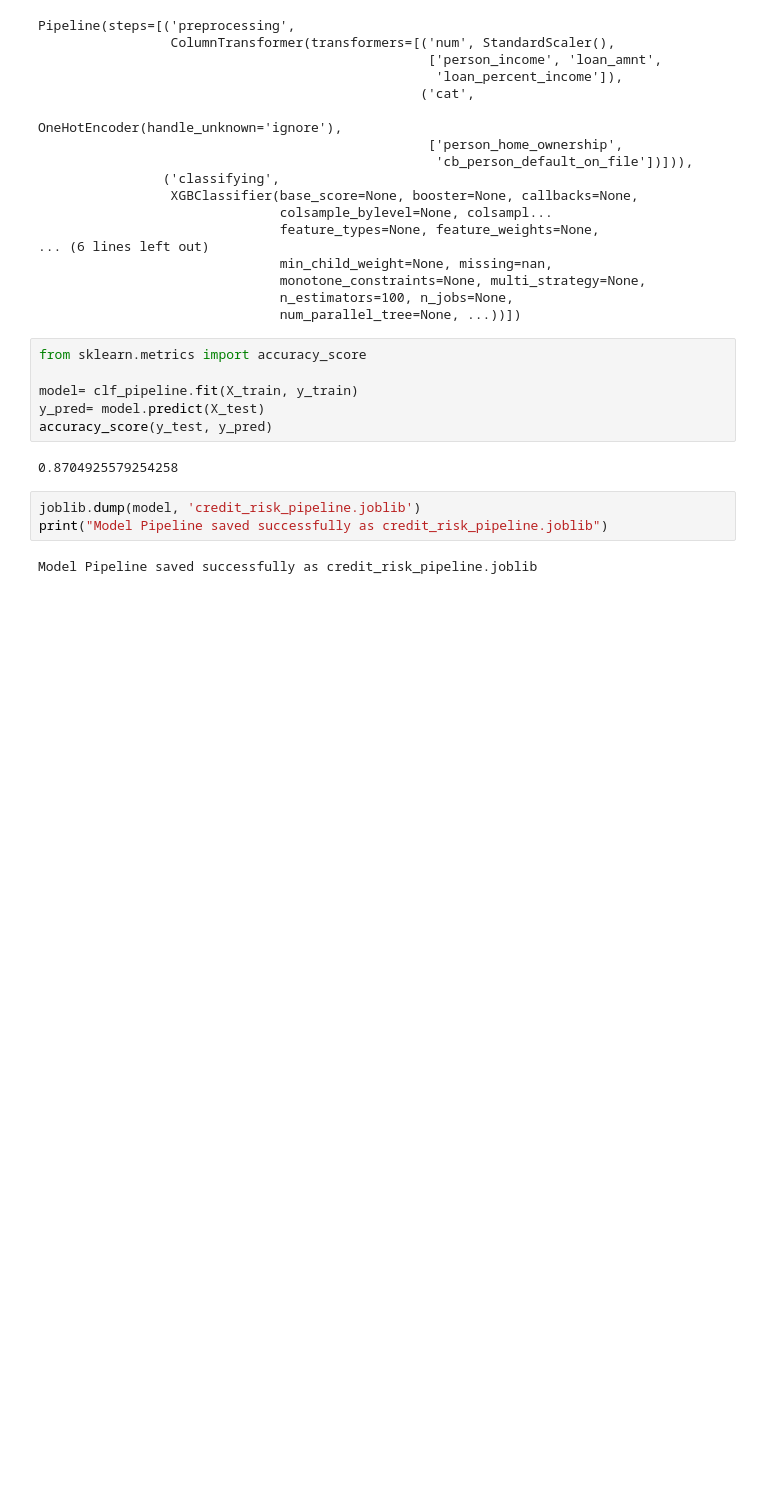
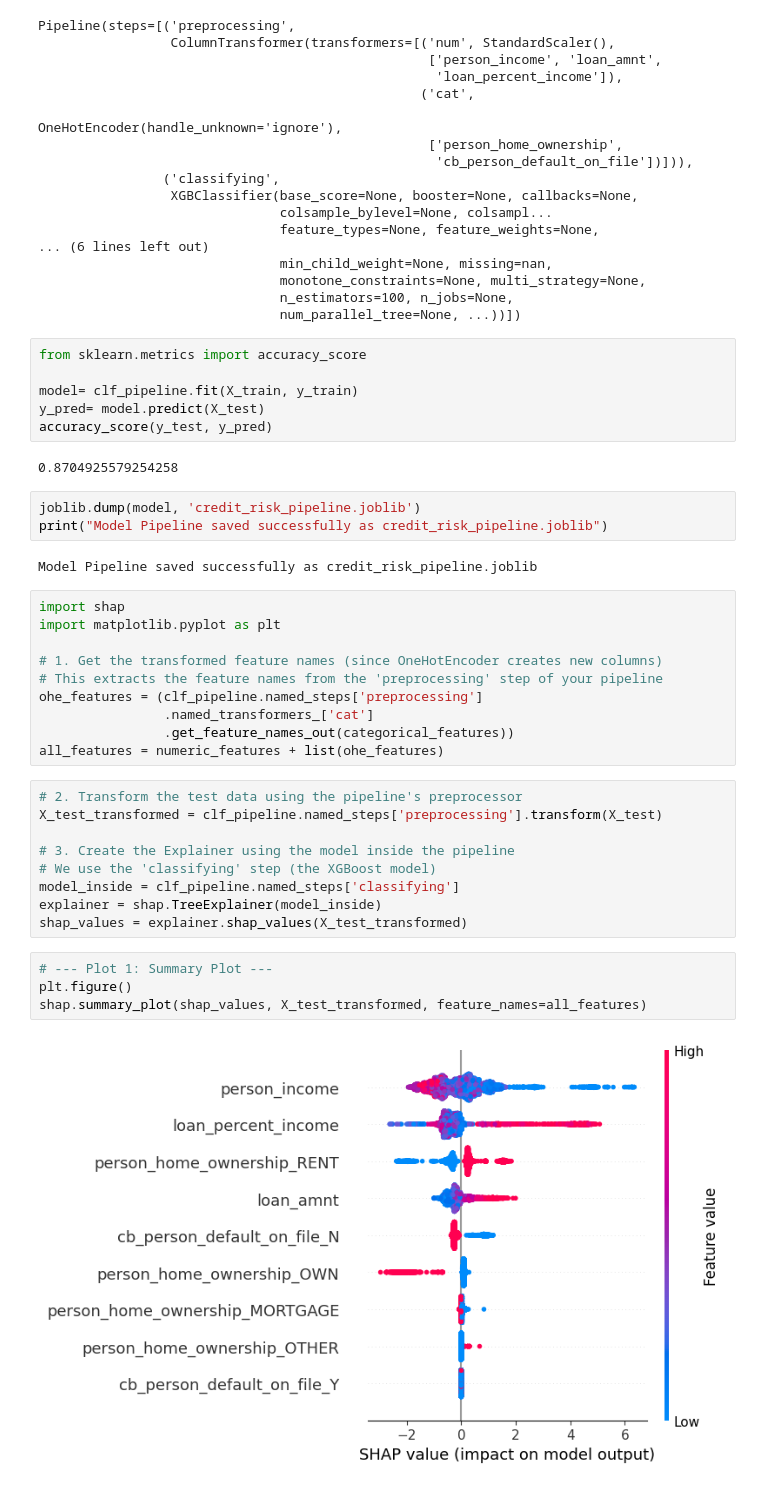
Before and after one commit to AnasSayed27/AI-Finance-Enterprise, a Jupyter notebook: notebooks/phase3.ipynb, the cells around one changed output. Saved outputs shown, nothing was run; the diff lists cells and outputs as text; blank space fills up the shorter version.

```diff
--- a/notebooks/phase3.ipynb
+++ b/notebooks/phase3.ipynb
@@ -76,3 +76,28 @@ joblib.dump(model, 'credit_risk_pipeline.joblib')
 print("Model Pipeline saved successfully as credit_risk_pipeline.joblib")
 # %% [output]
 Model Pipeline saved successfully as credit_risk_pipeline.joblib
+# %%
+import shap
+import matplotlib.pyplot as plt
+
+# 1. Get the transformed feature names (since OneHotEncoder creates new columns)
+# This extracts the feature names from the 'preprocessing' step of your pipeline
+ohe_features = (clf_pipeline.named_steps['preprocessing']
+                .named_transformers_['cat']
+                .get_feature_names_out(categorical_features))
+all_features = numeric_features + list(ohe_features)
+# %%
+# 2. Transform the test data using the pipeline's preprocessor
+X_test_transformed = clf_pipeline.named_steps['preprocessing'].transform(X_test)
+
+# 3. Create the Explainer using the model inside the pipeline
+# We use the 'classifying' step (the XGBoost model)
+model_inside = clf_pipeline.named_steps['classifying']
+explainer = shap.TreeExplainer(model_inside)
+shap_values = explainer.shap_values(X_test_transformed)
+# %%
+# --- Plot 1: Summary Plot ---
+plt.figure()
+shap.summary_plot(shap_values, X_test_transformed, feature_names=all_features)
+# %% [output]
+[figure, added]
```
Also changed, not shown: parts of 1 cell of this notebook, 7 other files.
